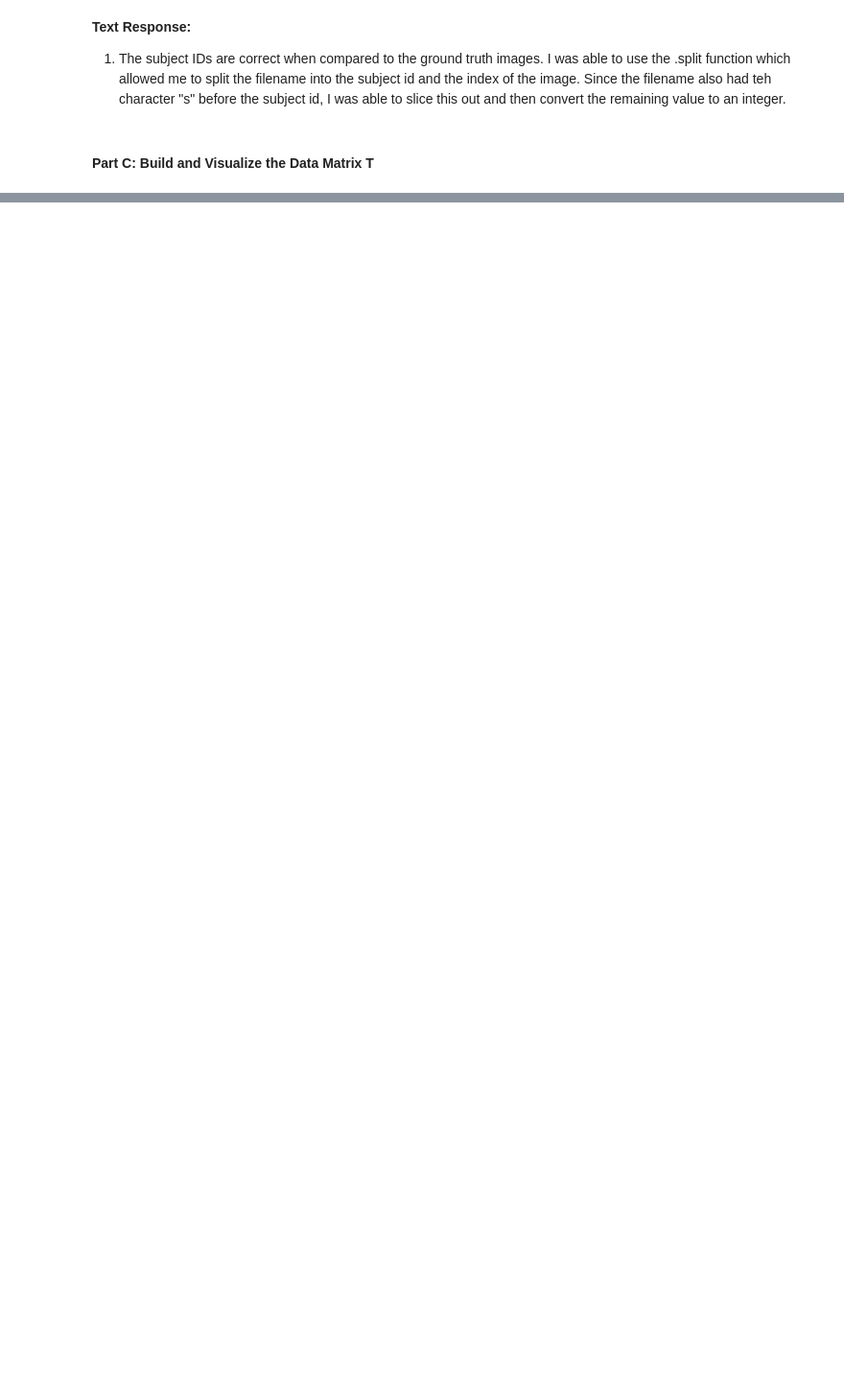
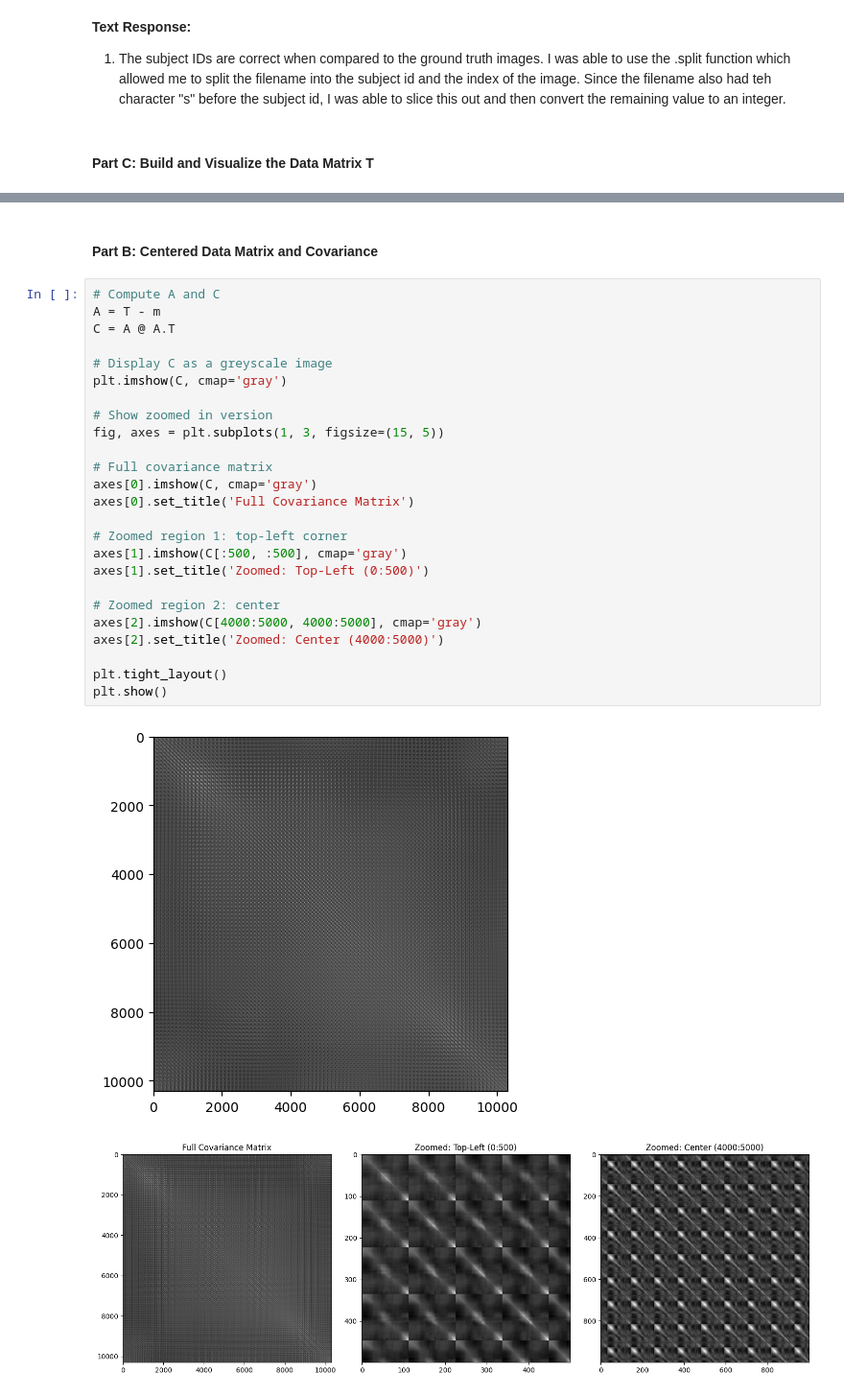
Before and after one commit to Aragya1642/1395_MachineLearning, a Jupyter notebook: ps5_python_Goyal_Aragya/ps5_python_Goyal_Aragya.ipynb, the cells around one changed output, grey strips where cells are left out. Shown at 96% size. Cells and saved outputs as stored; diff of their text form; blank space fills up the shorter version.

```diff
--- a/ps5_python_Goyal_Aragya/ps5_python_Goyal_Aragya.ipynb
+++ b/ps5_python_Goyal_Aragya/ps5_python_Goyal_Aragya.ipynb
@@ -99,0 +172,30 @@ plt.show()
+# %% [markdown]
+#### Part B: Centered Data Matrix and Covariance
+# %%
+# Compute A and C
+A = T - m
+C = A @ A.T
+
+# Display C as a greyscale image
+plt.imshow(C, cmap='gray')
+
+# Show zoomed in version
+fig, axes = plt.subplots(1, 3, figsize=(15, 5))
+
+# Full covariance matrix
+axes[0].imshow(C, cmap='gray')
+axes[0].set_title('Full Covariance Matrix')
+
+# Zoomed region 1: top-left corner
+axes[1].imshow(C[:500, :500], cmap='gray')
+axes[1].set_title('Zoomed: Top-Left (0:500)')
+
+# Zoomed region 2: center
+axes[2].imshow(C[4000:5000, 4000:5000], cmap='gray')
+axes[2].set_title('Zoomed: Center (4000:5000)')
+
+plt.tight_layout()
+plt.show()
+# %% [output]
+[figure, added]
+[figure, added]
```
Also changed, not shown: parts of 35 cells of this notebook, 2 other files.
